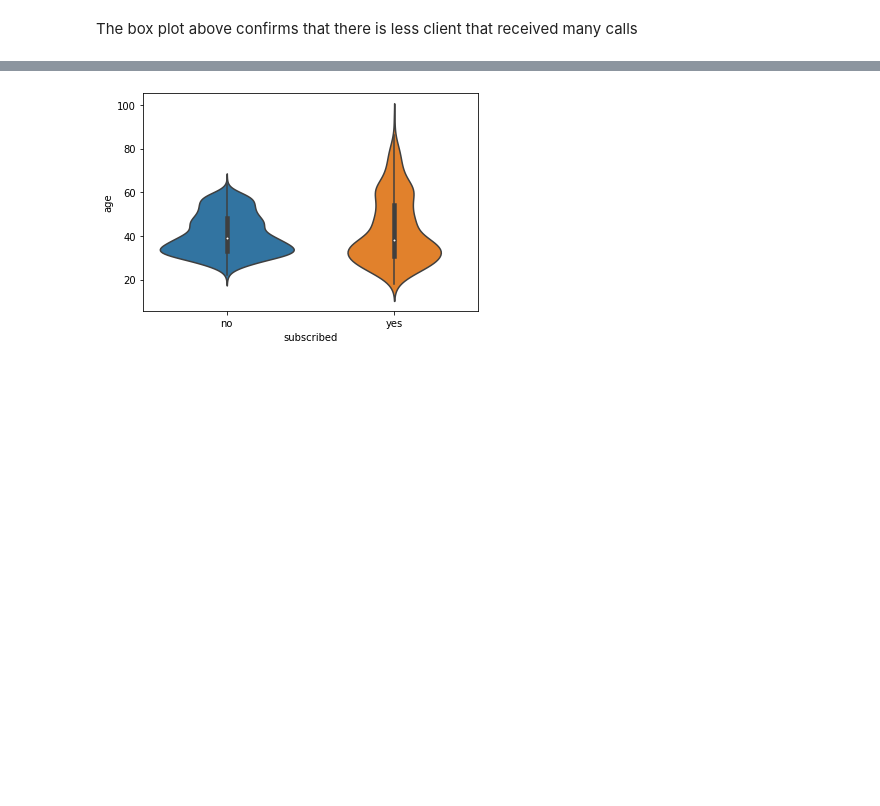
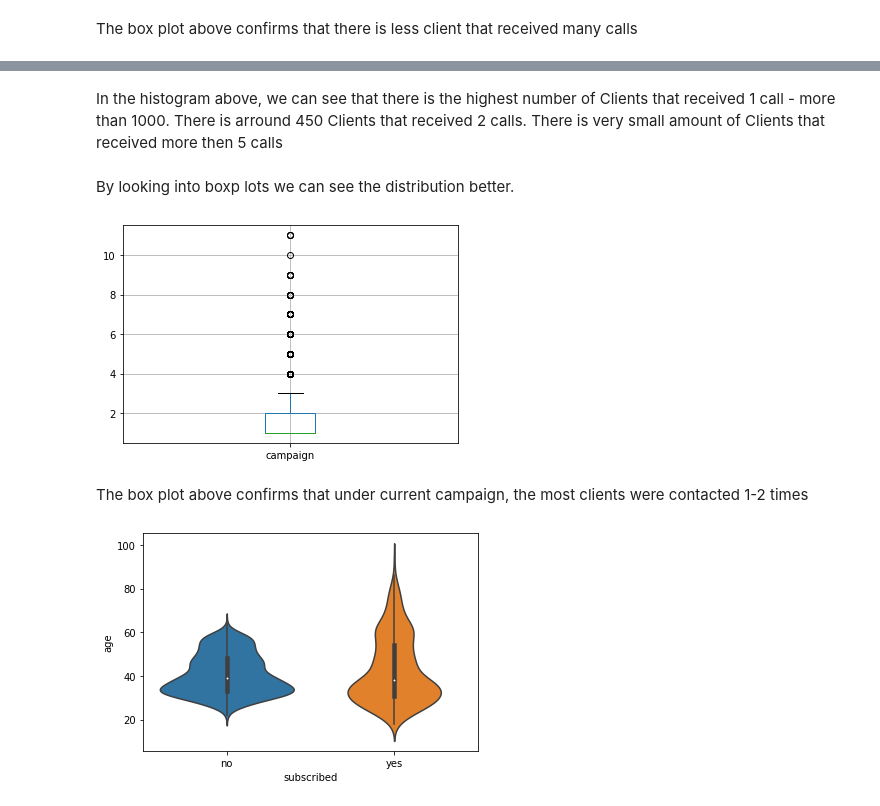
Before and after one commit to mandricic/CS5062, a Jupyter notebook: etivity1.ipynb, the cells around one changed output, grey strips where cells are left out. Drawn from its saved outputs; the diff is of its cells as text; code cells hidden in the pictures; blank space fills up the shorter version.

```diff
--- a/etivity1.ipynb
+++ b/etivity1.ipynb
@@ -171,3 +183,16 @@ plt.show()
+# %% [markdown]
+In the histogram above, we can see that there is the highest number of Clients that received 1 call - more than 1000.
+There is arround 450 Clients that received 2 calls.
+There is very small amount of Clients that received more then 5 calls
+# %% [markdown]
+By looking into boxp lots we can see the distribution better.
+# %%
+df.boxplot(column='campaign')
+plt.show()
+# %% [output]
+[figure, added]
+# %% [markdown]
+The box plot above confirms that under current campaign, the most clients were contacted 1-2 times
 # %%
 sns.violinplot(data=df, x='subscribed', y='age')
 plt.show()
```
Also changed, not shown: parts of 3 cells of this notebook.
